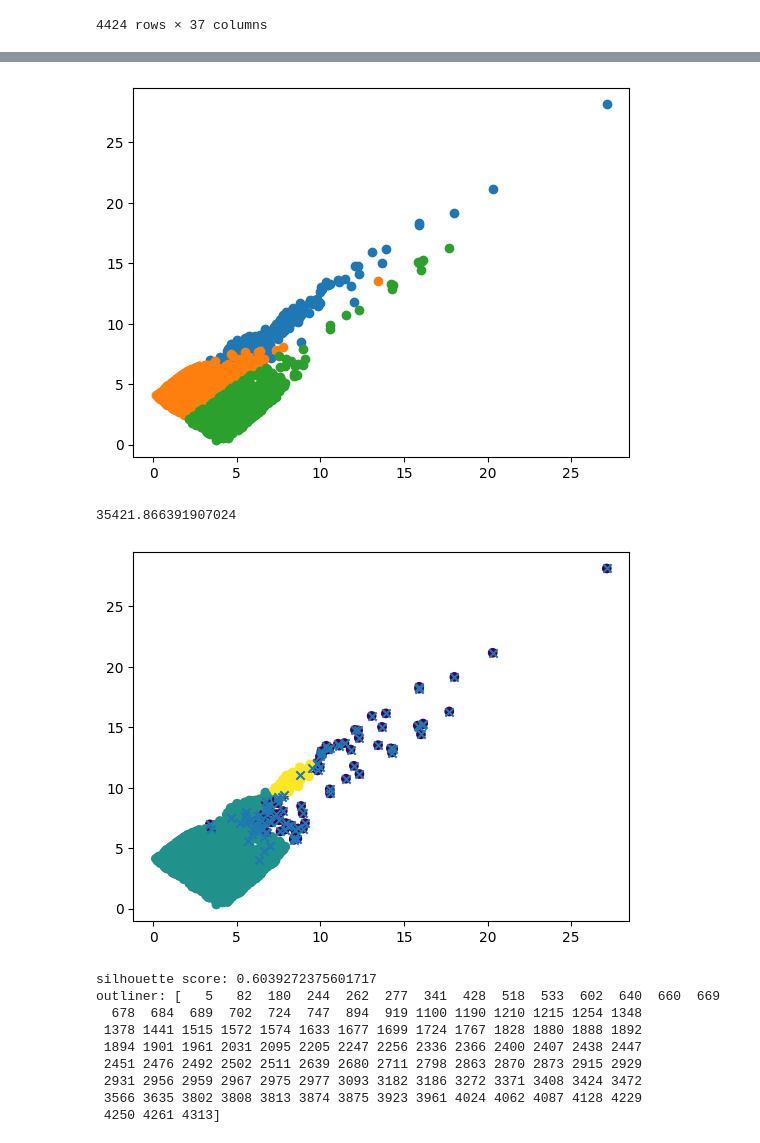
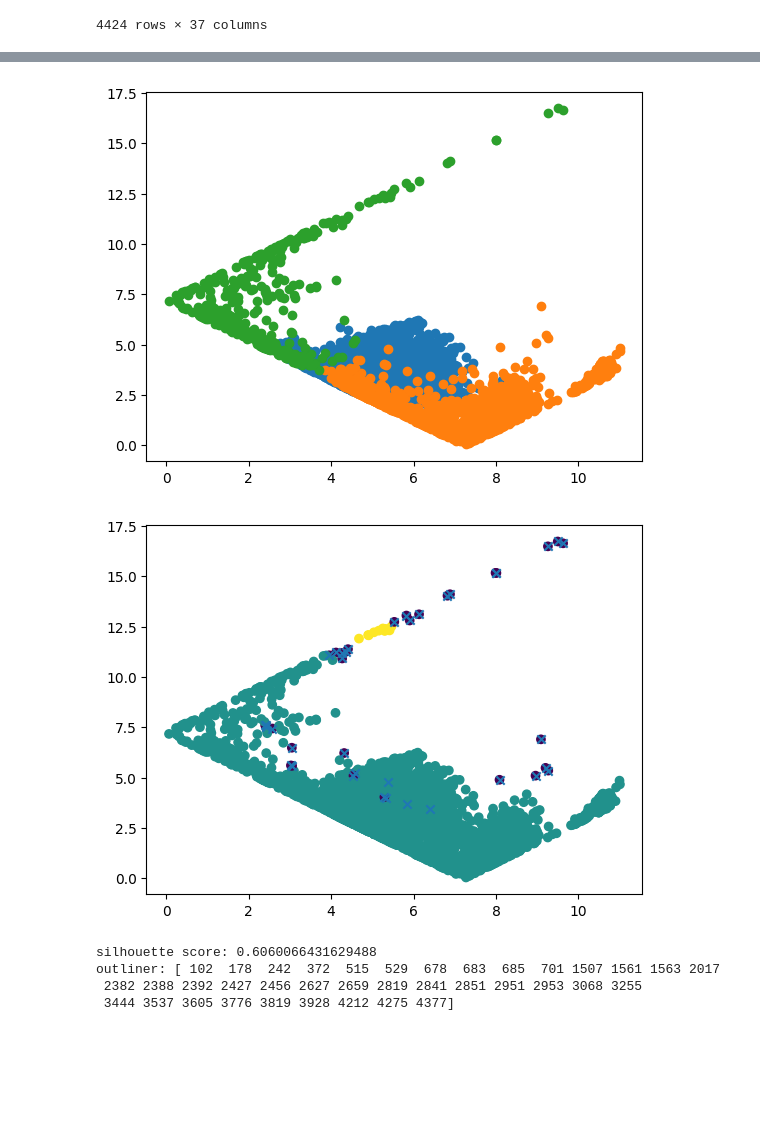
Before and after one commit to hosngholami/Predict-Student, a Jupyter notebook: student-prediction.ipynb, the cells around one changed output, grey strips where cells are left out. Cells and saved outputs as stored; diff of their text form; code cells hidden in the pictures; blank space fills up the shorter version.

```diff
--- a/student-prediction.ipynb
+++ b/student-prediction.ipynb
@@ -95,8 +71,17 @@ y = df.iloc[:, -1]
+# %%
+clean_data = data.drop(columns=['Nacionality', 'International', 'Educational special needs', 'Course',
+                      'Mother\'s qualification','Father\'s qualification',
+                      'Mother\'s occupation', 'Father\'s occupation',
+                      'Curricular units 1st sem (credited)', 'Curricular units 1st sem (evaluations)',
+                      'Unemployment rate', 'Inflation rate', 'GDP'])
+# %%
+X = pd.DataFrame(clean_data.iloc[:, :-1])
+y = pd.DataFrame(clean_data.iloc[:, -1])
 # %%
 scaler = StandardScaler()
 scaled_data = scaler.fit_transform(X)
 # %%
 from sklearn.decomposition import PCA
-pca = PCA(n_components=5)
+pca = PCA(n_components=2)
 pca.fit(scaled_data)
 pca_data = pca.fit_transform(scaled_data)
@@ -104,3 +108,11 @@ pca_data = pca.fit_transform(scaled_data)
 # plt.figure(figsize=(12, 8))
 # # plt.scatter(pca_data[:,0], pca_data[:,1], c=y)
 # sns.scatterplot(pca_data)
+# %%
+wcss = {}
+for i in range(1, 11):
+    kmeans = KMeans(n_clusters=i)
+    kmeans.fit(pca_data)
+    wcss[i] = kmeans.inertia_
+
+sns.pointplot(x=list(wcss.keys()), y=list(wcss.values()))
@@ -111,34 +126,25 @@ label = kmeans.fit_predict(pca_data)
 cluster_data = kmeans.fit_transform(pca_data)
 u_labels = np.unique(label)
 
-#plotting the results:
-# df["cluster_number"] = label
 for i in u_labels:
     plt.scatter(cluster_data[label == i , 0] , cluster_data[label == i , 1] , label = i)
 plt.show()
-print(kmeans.inertia_)
 # %% [output]
-[figure, old version]
+[figure, new version]
-35421.866391907024
 # %%
-dbscan = DBSCAN(eps=0.8, min_samples=12)
+dbscan = DBSCAN(eps=0.8, min_samples=10)
 dbscan.fit(cluster_data)
 dbscan_labels = dbscan.labels_
 outliers = np.where(dbscan_labels == -1)[0]
 plt.scatter(cluster_data[:, 0], cluster_data[:, 1], c=dbscan_labels)
 plt.scatter(cluster_data[outliers, 0], cluster_data[outliers, 1], marker="x")
 
 plt.show()
 print(f"silhouette score: {silhouette_score(cluster_data, dbscan_labels)}")
 print(f"outliner: {outliers}")
 # %% [output]
-[figure, old version]
+[figure, new version]
-silhouette score: 0.6039272375601717
-outliner: [   5   82  180  244  262  277  341  428  518  533  602  640  660  669
-  678  684  689  702  724  747  894  919 1100 1190 1210 1215 1254 1348
- 1378 1441 1515 1572 1574 1633 1677 1699 1724 1767 1828 1880 1888 1892
- 1894 1901 1961 2031 2095 2205 2247 2256 2336 2366 2400 2407 2438 2447
- 2451 2476 2492 2502 2511 2639 2680 2711 2798 2863 2870 2873 2915 2929
- 2931 2956 2959 2967 2975 2977 3093 3182 3186 3272 3371 3408 3424 3472
- 3566 3635 3802 3808 3813 3874 3875 3923 3961 4024 4062 4087 4128 4229
- 4250 4261 4313]
+silhouette score: 0.6060066431629488
+outliner: [ 102  178  242  372  515  529  678  683  685  701 1507 1561 1563 2017
+ 2382 2388 2392 2427 2456 2627 2659 2819 2841 2851 2951 2953 3068 3255
+ 3444 3537 3605 3776 3819 3928 4212 4275 4377]
```
Also changed, not shown: parts of 31 cells of this notebook.
